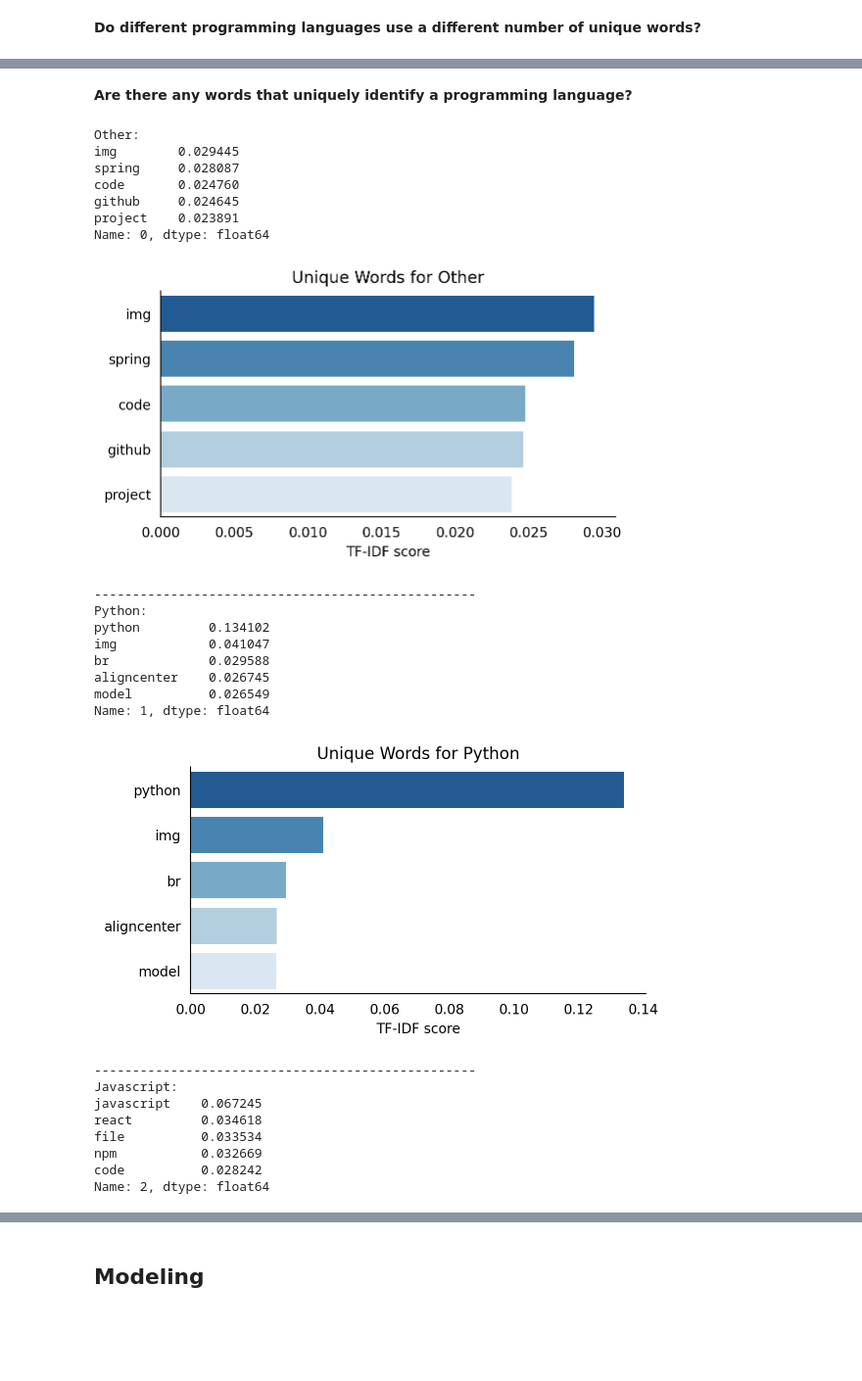
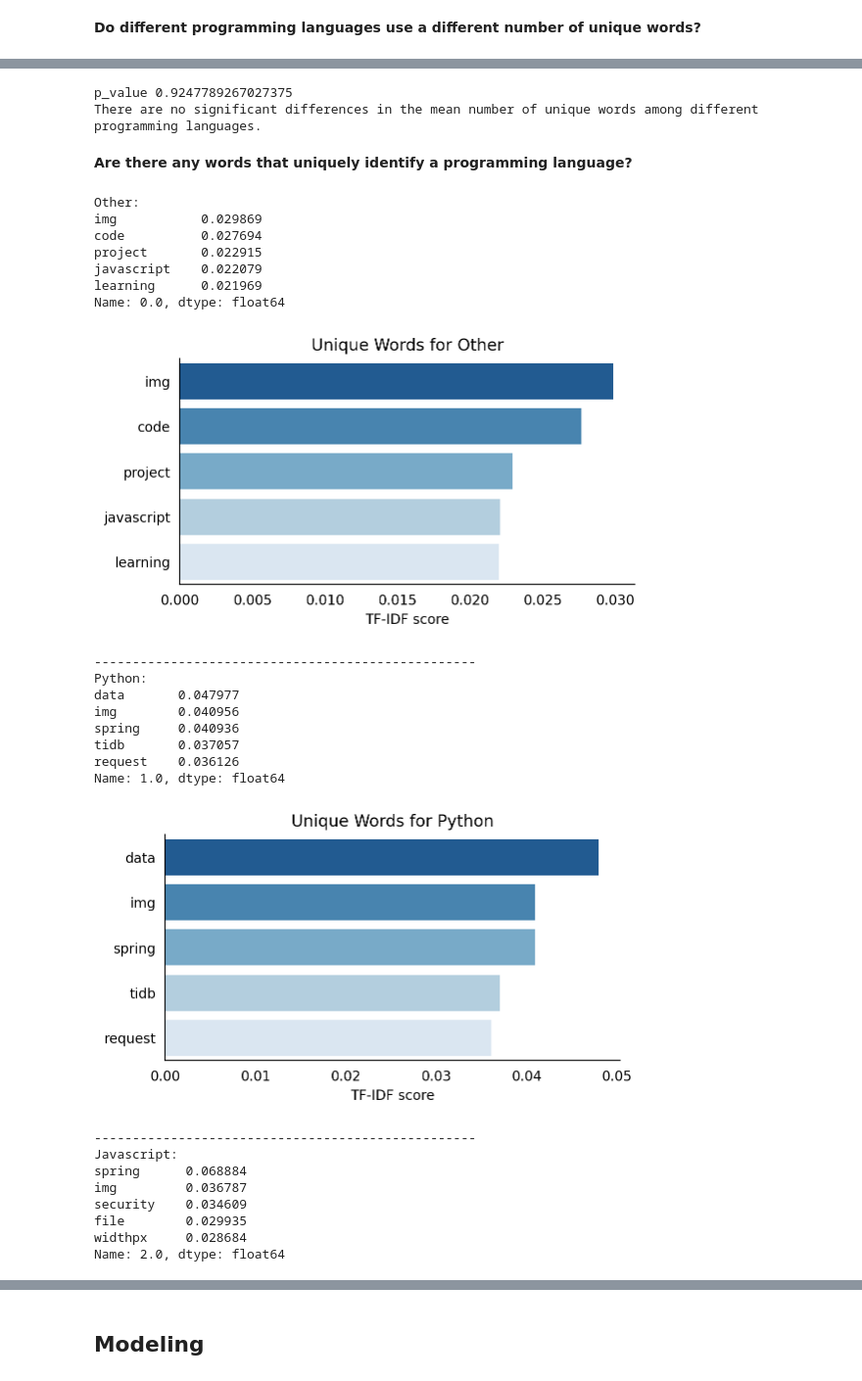
Before and after one commit to NLP-Operation-Repo/NLP-Operation-Repo, a Jupyter notebook: final_report.ipynb, the cells around one changed output, grey strips where cells are left out. Shown at 98% size. Saved outputs shown, nothing was run; the diff lists cells and outputs as text; code cells hidden in the pictures; blank space fills up the shorter version.

Commit message:
finishing final report and readme

```diff
--- a/final_report.ipynb
+++ b/final_report.ipynb
@@ -74,0 +79,2 @@ e.plot_readme_lengths(train)
+# %%
+e.run_anova_test_for_readme_length(train)
@@ -81,30 +92,35 @@ e.plot_unique_word_averages(df)
+# %%
+e.run_anova_test_for_number_of_unique_words(train)
+# %% [output]
+p_value 0.9247789267027375
+There are no significant differences in the mean number of unique words among different programming languages.
 # %% [markdown]
 **Are there any words that uniquely identify a programming language?**
 # %%
-e.identify_unique_words(df, plot=True)
+e.identify_unique_words(train, plot=True)
 # %% [output]
 Other:
-img        0.029445
-spring     0.028087
-code       0.024760
-github     0.024645
-project    0.023891
-Name: 0, dtype: float64
+img           0.029869
+code          0.027694
+project       0.022915
+javascript    0.022079
+learning      0.021969
+Name: 0.0, dtype: float64
-[figure, old version]
+[figure, new version]
 --------------------------------------------------
 Python:
-python         0.134102
-img            0.041047
-br             0.029588
-aligncenter    0.026745
-model          0.026549
-Name: 1, dtype: float64
+data       0.047977
+img        0.040956
+spring     0.040936
+tidb       0.037057
+request    0.036126
+Name: 1.0, dtype: float64
-[figure, old version]
+[figure, new version]
 --------------------------------------------------
 Javascript:
-javascript    0.067245
-react         0.034618
-file          0.033534
-npm           0.032669
-code          0.028242
-Name: 2, dtype: float64
+spring      0.068884
+img         0.036787
+security    0.034609
+file        0.029935
+widthpx     0.028684
+Name: 2.0, dtype: float64
```
Also changed, not shown: parts of 21 cells of this notebook, 5 other files.
